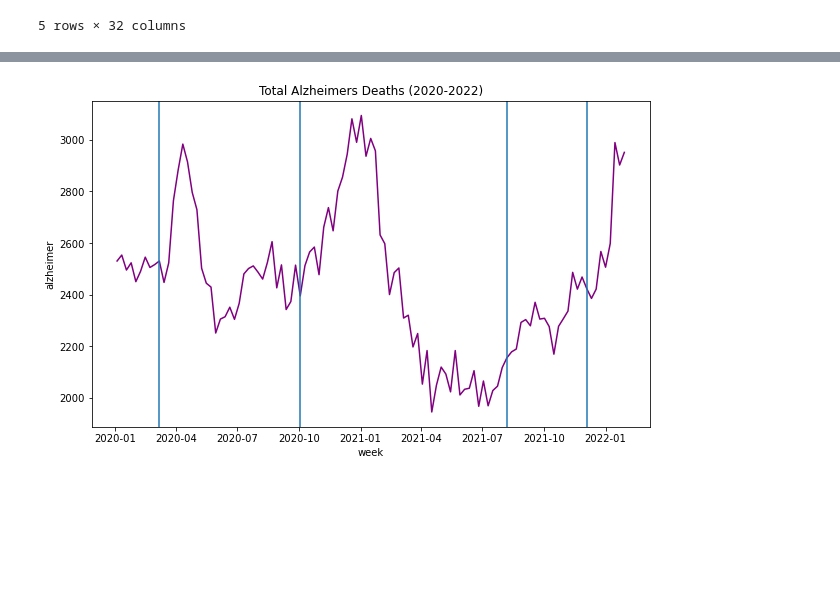
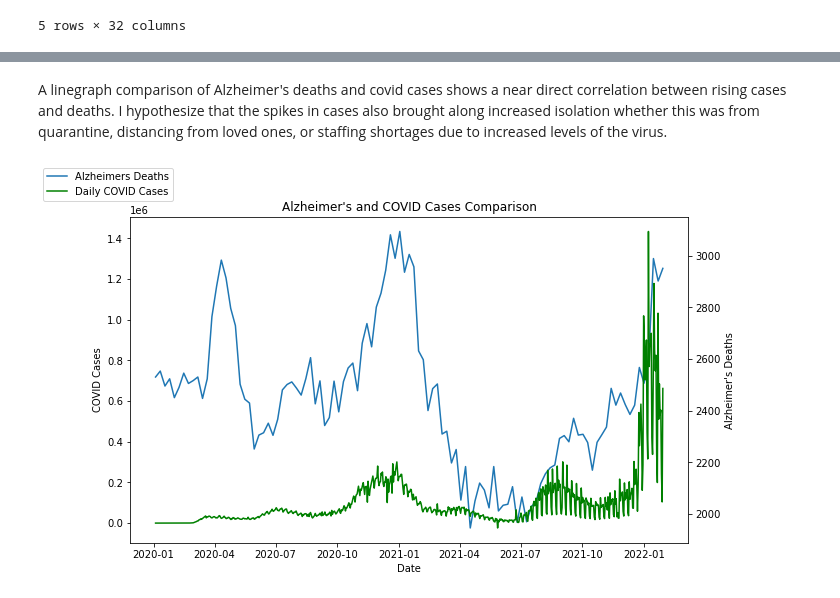
Before and after one commit to lieselurban/alzheimer_research, a Jupyter notebook: alzheimer_research_eda.ipynb, the cells around one changed output, grey strips where cells are left out. Saved outputs shown, nothing was run; the diff lists cells and outputs as text; code cells hidden in the pictures; blank space fills up the shorter version.

```diff
--- a/alzheimer_research_eda.ipynb
+++ b/alzheimer_research_eda.ipynb
@@ -21,0 +33,9 @@ alz_df.head(5)
+# %%
+# COVID-19 data
+
+url = 'https://raw.githubusercontent.com/nytimes/covid-19-data/master/us.csv'
+covid_df = pd.read_csv(url, index_col=False)
+
+covid_df['daily_cases'] = covid_df['cases'].diff()
+
+covid_df.tail()
@@ -58,16 +91,27 @@ Text(0.5, 1.0, 'Highest Alzheimer Death Rates Per Capita By State')
-# %%
-total_before_2022 = alz_df.loc[(alz_df['week'] < '2-01-2022')]
-total_before_2022 = alz_df.groupby(total_before_2022['week'])['alzheimer'].sum()
-fig, ax = plt.subplots(figsize=(10,6))
-ax.set_title('Total Alzheimers Deaths (2020-2022)')
-sns.lineplot(data=total_before_2022, color='purple')
-
-# plotting dates where COVID-19 spikes occurred by approximate month
-ax.axvline(x=pd.to_datetime('2020-03-07'), ymin = 0)
-ax.axvline(x=pd.to_datetime('2020-10-03'), ymin = 0)
-ax.axvline(x=pd.to_datetime('2021-08-07'), ymin = 0)
-ax.axvline(x=pd.to_datetime('2021-12-04'), ymin = 0)
-
-plt.show()
-# %% [output]
-[figure, removed]
+# %% [markdown]
+A linegraph comparison of Alzheimer's deaths and covid cases shows a near direct correlation between rising cases and deaths. I hypothesize that the spikes in cases also brought along increased isolation whether this was from quarantine, distancing from loved ones, or staffing shortages due to increased levels of the virus.
+# %%
+fig = plt.figure(figsize=(10,6))
+ax=fig.add_subplot(111)
+ax2=fig.add_subplot(111, frame_on=False)
+
+total_before_2022 = alz_df.loc[(alz_df['week'] < '2-01-2022')]
+total_before_2022 = alz_df.groupby(total_before_2022['week'])['alzheimer'].sum().reset_index()
+
+ax.plot(total_before_2022['week'], total_before_2022['alzheimer'], label="Alzheimers Deaths")
+ax.set_ylabel('Alzheimer\'s Deaths')
+ax.yaxis.tick_right()
+ax.yaxis.set_label_position("right")
+ax.set_xlabel('Date')
+
+covid_before_2022 = covid_df.loc[(covid_df.date < '2022-02-01')]
+ax2.plot(covid_before_2022['date'], covid_before_2022['daily_cases'], color='green', label='Daily COVID Cases')
+ax2.set_xticks([])
+ax2.set_ylabel('COVID Cases')
+
+fig.legend(loc='upper left')
+ax.set_title('Alzheimer\'s and COVID Cases Comparison')
+plt.xticks(rotation = 'vertical')
+plt.show()
+# %% [output]
+[figure, added]
```
Also changed, not shown: parts of 18 cells of this notebook.
